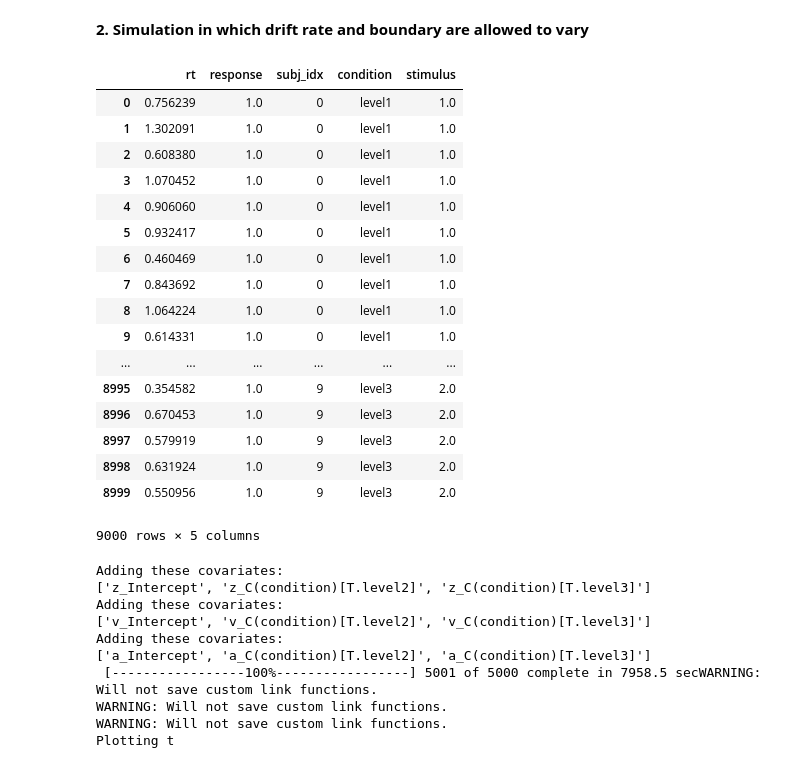
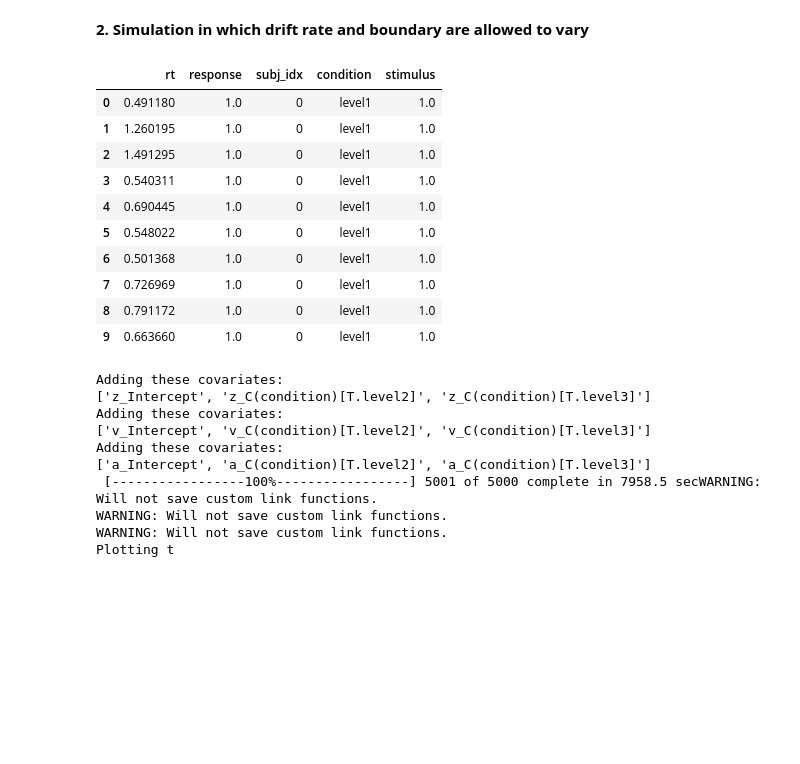
Before and after one commit to noorseijdel/2019_scenestats, a Jupyter notebook: notebooks/Notebook_SceneStats_Simulations.ipynb, the cells around one changed output. Drawn from its saved outputs; the diff is of its cells as text; code cells hidden in the pictures; blank space fills up the shorter version.

```diff
--- a/notebooks/Notebook_SceneStats_Simulations.ipynb
+++ b/notebooks/Notebook_SceneStats_Simulations.ipynb
@@ -260,26 +252,19 @@ data_b['stimulus'] = Series(np.ones((len(data_b)))*2, index=data_a.index)
 # %%
 mydata = data_a.append(data_b, ignore_index=True)
 # %%
-mydata
+mydata.head(10)
 # %% [output]
 |  | rt | response | subj_idx | condition | stimulus |
-| 0 | 0.756239 | 1.0 | 0 | level1 | 1.0 |
-| 1 | 1.302091 | 1.0 | 0 | level1 | 1.0 |
-| 2 | 0.608380 | 1.0 | 0 | level1 | 1.0 |
-| 3 | 1.070452 | 1.0 | 0 | level1 | 1.0 |
-| 4 | 0.906060 | 1.0 | 0 | level1 | 1.0 |
-| 5 | 0.932417 | 1.0 | 0 | level1 | 1.0 |
-| 6 | 0.460469 | 1.0 | 0 | level1 | 1.0 |
-| 7 | 0.843692 | 1.0 | 0 | level1 | 1.0 |
-| 8 | 1.064224 | 1.0 | 0 | level1 | 1.0 |
-| 9 | 0.614331 | 1.0 | 0 | level1 | 1.0 |
-| ... | ... | ... | ... | ... | ... |
-| 8995 | 0.354582 | 1.0 | 9 | level3 | 2.0 |
-| 8996 | 0.670453 | 1.0 | 9 | level3 | 2.0 |
-| 8997 | 0.579919 | 1.0 | 9 | level3 | 2.0 |
-| 8998 | 0.631924 | 1.0 | 9 | level3 | 2.0 |
-| 8999 | 0.550956 | 1.0 | 9 | level3 | 2.0 |
+| 0 | 0.491180 | 1.0 | 0 | level1 | 1.0 |
+| 1 | 1.260195 | 1.0 | 0 | level1 | 1.0 |
+| 2 | 1.491295 | 1.0 | 0 | level1 | 1.0 |
+| 3 | 0.540311 | 1.0 | 0 | level1 | 1.0 |
+| 4 | 0.690445 | 1.0 | 0 | level1 | 1.0 |
+| 5 | 0.548022 | 1.0 | 0 | level1 | 1.0 |
+| 6 | 0.501368 | 1.0 | 0 | level1 | 1.0 |
+| 7 | 0.726969 | 1.0 | 0 | level1 | 1.0 |
+| 8 | 0.791172 | 1.0 | 0 | level1 | 1.0 |
+| 9 | 0.663660 | 1.0 | 0 | level1 | 1.0 |
-9000 rows × 5 columns
 # %%
 mydata.to_csv('/home/Projects/scenestats/simulated_data_drift_boundary.csv')
 # %%
```
Also changed, not shown: parts of 3 cells of this notebook.
